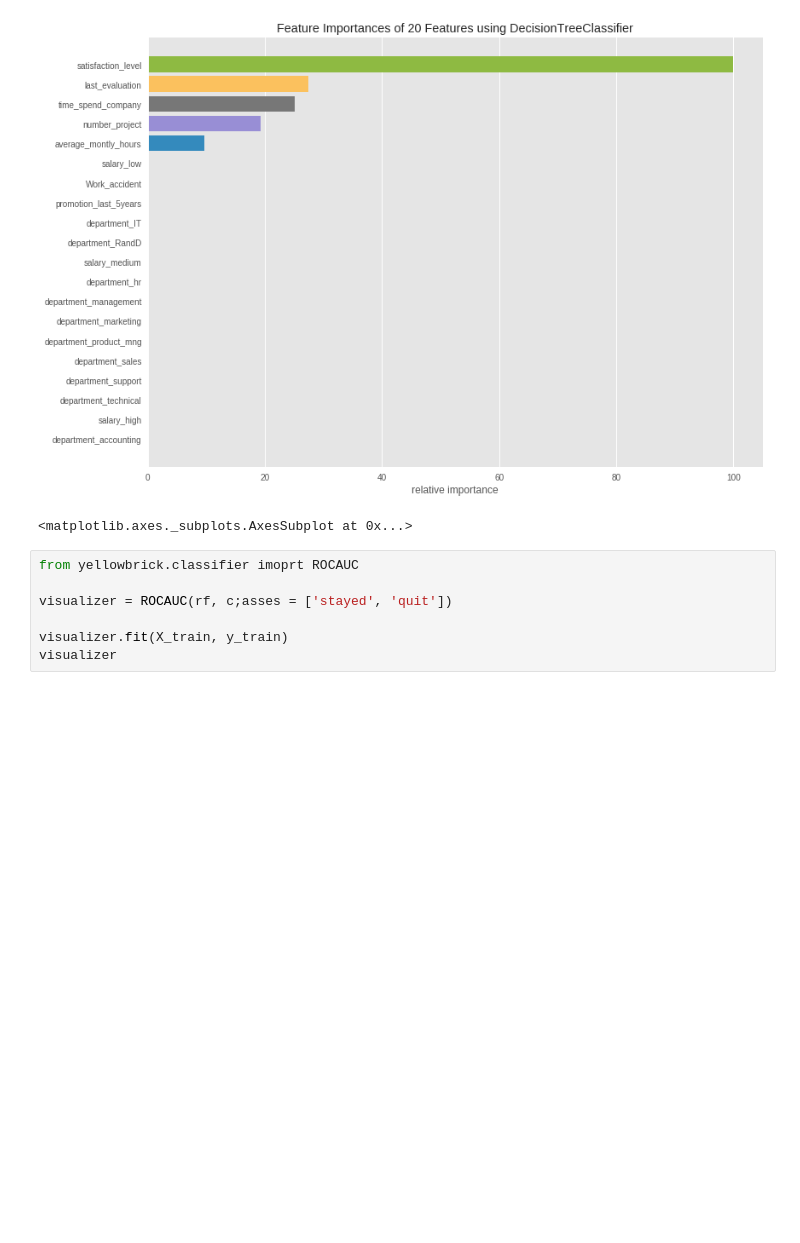
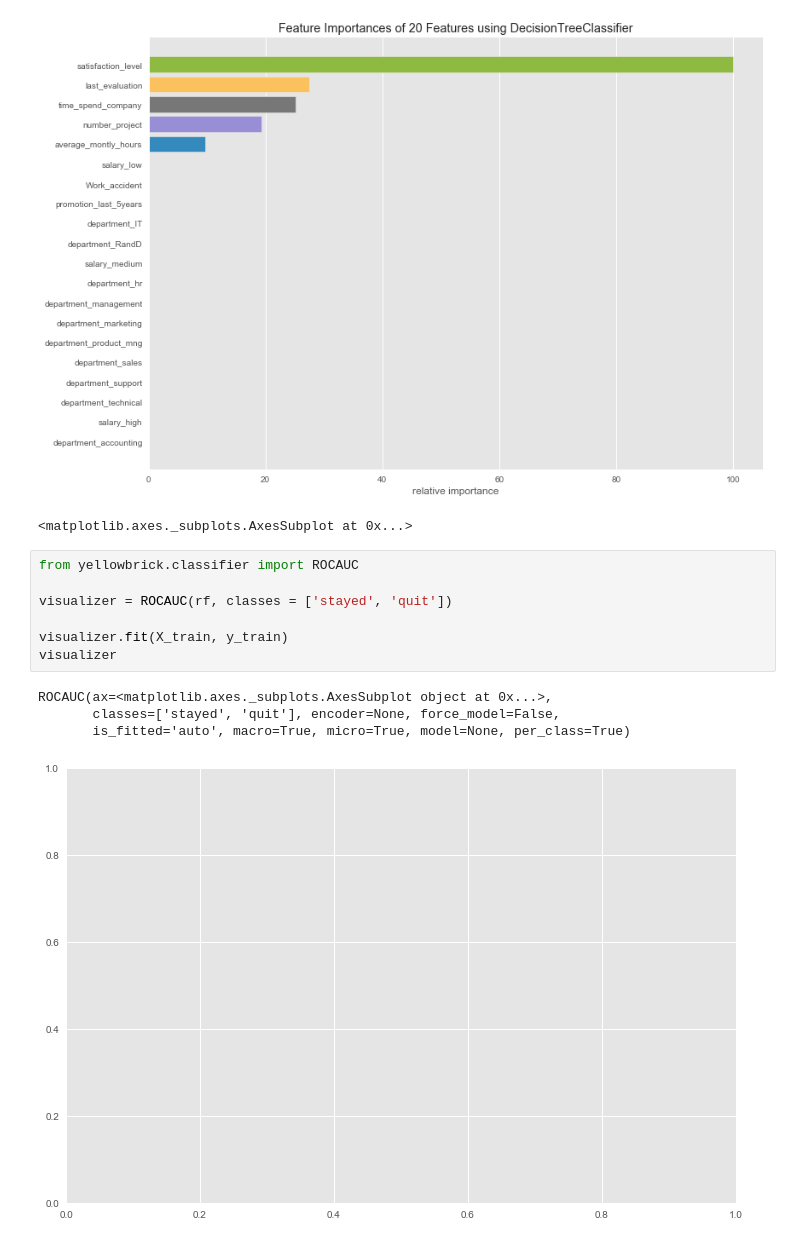
Before and after one commit to safiurrrehman/Employ-Turnover, a Jupyter notebook: Learner_Notebook.ipynb, the cells around one changed output. Cells and saved outputs as stored; diff of their text form; blank space fills up the shorter version.

```diff
--- a/Learner_Notebook.ipynb
+++ b/Learner_Notebook.ipynb
@@ -247,9 +247,14 @@ viz.show()
 [figure]
 <matplotlib.axes._subplots.AxesSubplot at 0x...>
 # %%
-from yellowbrick.classifier imoprt ROCAUC
+from yellowbrick.classifier import ROCAUC
 
-visualizer = ROCAUC(rf, c;asses = ['stayed', 'quit'])
+visualizer = ROCAUC(rf, classes = ['stayed', 'quit'])
 
 visualizer.fit(X_train, y_train)
 visualizer
+# %% [output]
+ROCAUC(ax=<matplotlib.axes._subplots.AxesSubplot object at 0x...>,
+       classes=['stayed', 'quit'], encoder=None, force_model=False,
+       is_fitted='auto', macro=True, micro=True, model=None, per_class=True)
+[figure, added]
```
Also changed, not shown: parts of 1 cell of this notebook.
